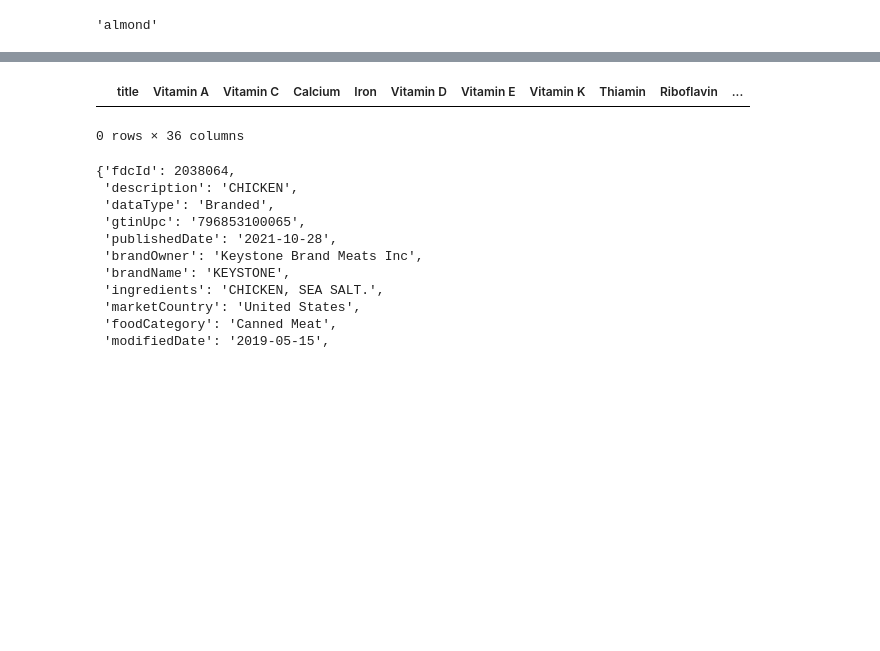
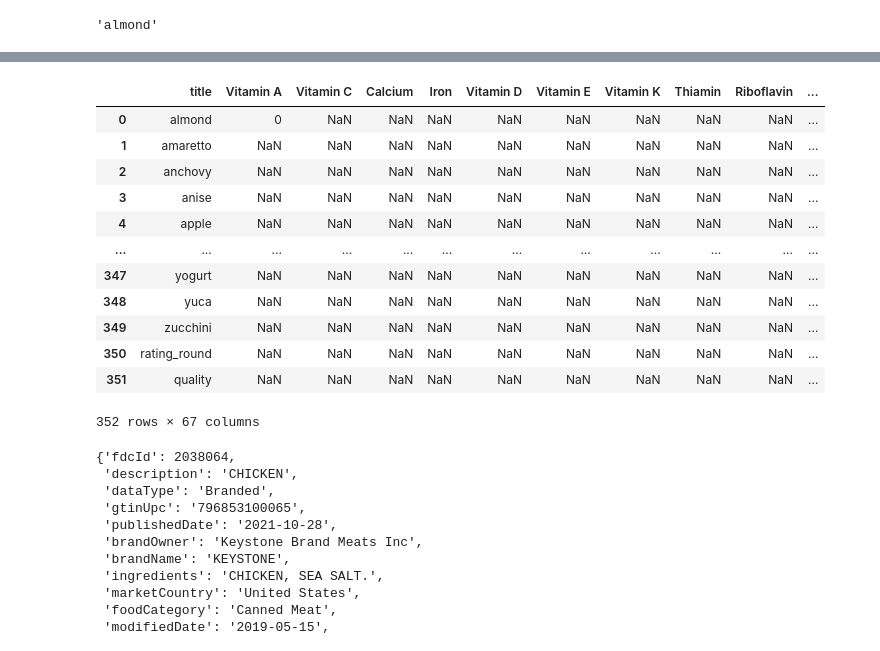
Before and after one commit to j1GlIpUf/Projects_for_DS, a Jupyter notebook: src/recipes.ipynb, the cells around one changed output, grey strips where cells are left out. Saved outputs shown, nothing was run; the diff lists cells and outputs as text; code cells hidden in the pictures; blank space fills up the shorter version.

```diff
--- a/src/recipes.ipynb
+++ b/src/recipes.ipynb
@@ -175,7 +175,6 @@ ingredients = [
     'fontina',
     'fortified wine',
     'frangelico',
-    'fruit',
     'fruit juice',
     'game',
     'garlic',
@@ -1337,3 +1793,0 @@ df_comp
-# %%
-df_comp.loc[df_comp["title"]=="almond","Vitamin A"]=0
-df_comp
@@ -1431,6 +1871,10 @@ for part_eat in df_comp["title"].values:
         continue
     for food in r_js["foods"]:
         for fn in food["foodNutrients"]:
-            if fn["nutrientName"] in nutr_intr or  nutr_intr in fn["nutrientName"]:
-                df_comp.loc[df_comp["title"]==part_eat,fn["nutrientName"]]=fn["value"]
+            for el in nutr_intr:
+
+                if el in fn["nutrientName"]:
+                    print(True)
+                    df_comp.loc[df_comp["title"]==el,fn["nutrientName"]]=fn["value"]
+                    continue
 # %% [output]
@@ -1458,8 +1902,19 @@ memory usage: 98.8+ KB
 # %%
-df_comp.dropna
+df_comp
 # %% [output]
 |  | title | Vitamin A | Vitamin C | Calcium | Iron | Vitamin D | Vitamin E | Vitamin K | Thiamin | Riboflavin | ... |
+| 0 | almond | 0 | NaN | NaN | NaN | NaN | NaN | NaN | NaN | NaN | ... |
+| 1 | amaretto | NaN | NaN | NaN | NaN | NaN | NaN | NaN | NaN | NaN | ... |
+| 2 | anchovy | NaN | NaN | NaN | NaN | NaN | NaN | NaN | NaN | NaN | ... |
+| 3 | anise | NaN | NaN | NaN | NaN | NaN | NaN | NaN | NaN | NaN | ... |
+| 4 | apple | NaN | NaN | NaN | NaN | NaN | NaN | NaN | NaN | NaN | ... |
+| ... | ... | ... | ... | ... | ... | ... | ... | ... | ... | ... | ... |
+| 347 | yogurt | NaN | NaN | NaN | NaN | NaN | NaN | NaN | NaN | NaN | ... |
+| 348 | yuca | NaN | NaN | NaN | NaN | NaN | NaN | NaN | NaN | NaN | ... |
+| 349 | zucchini | NaN | NaN | NaN | NaN | NaN | NaN | NaN | NaN | NaN | ... |
+| 350 | rating_round | NaN | NaN | NaN | NaN | NaN | NaN | NaN | NaN | NaN | ... |
+| 351 | quality | NaN | NaN | NaN | NaN | NaN | NaN | NaN | NaN | NaN | ... |
-0 rows × 36 columns
+352 rows × 67 columns
 # %%
 r_js["foods"][0]
 # %% [output]
```
Also changed, not shown: parts of 25 cells of this notebook, 2 other files.
